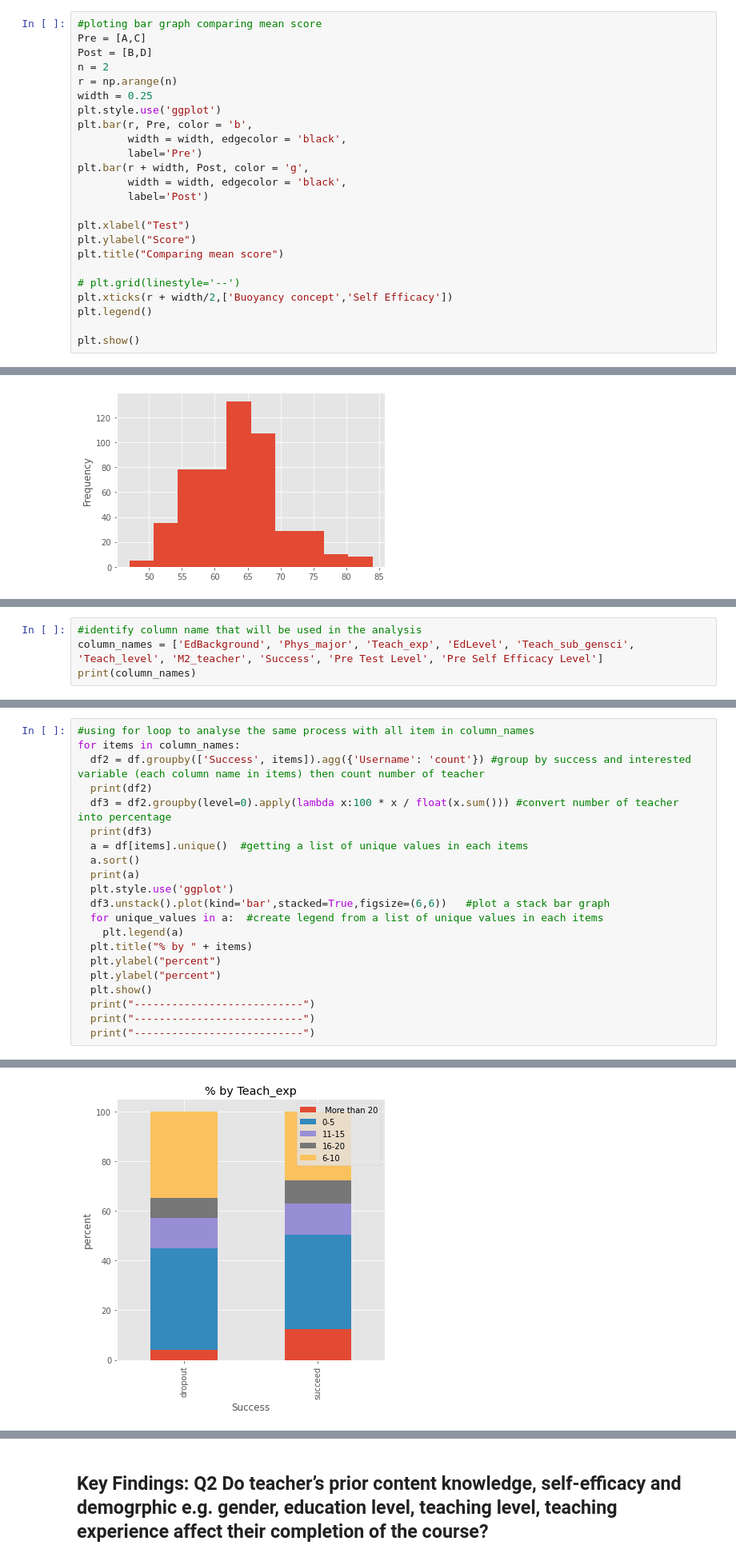
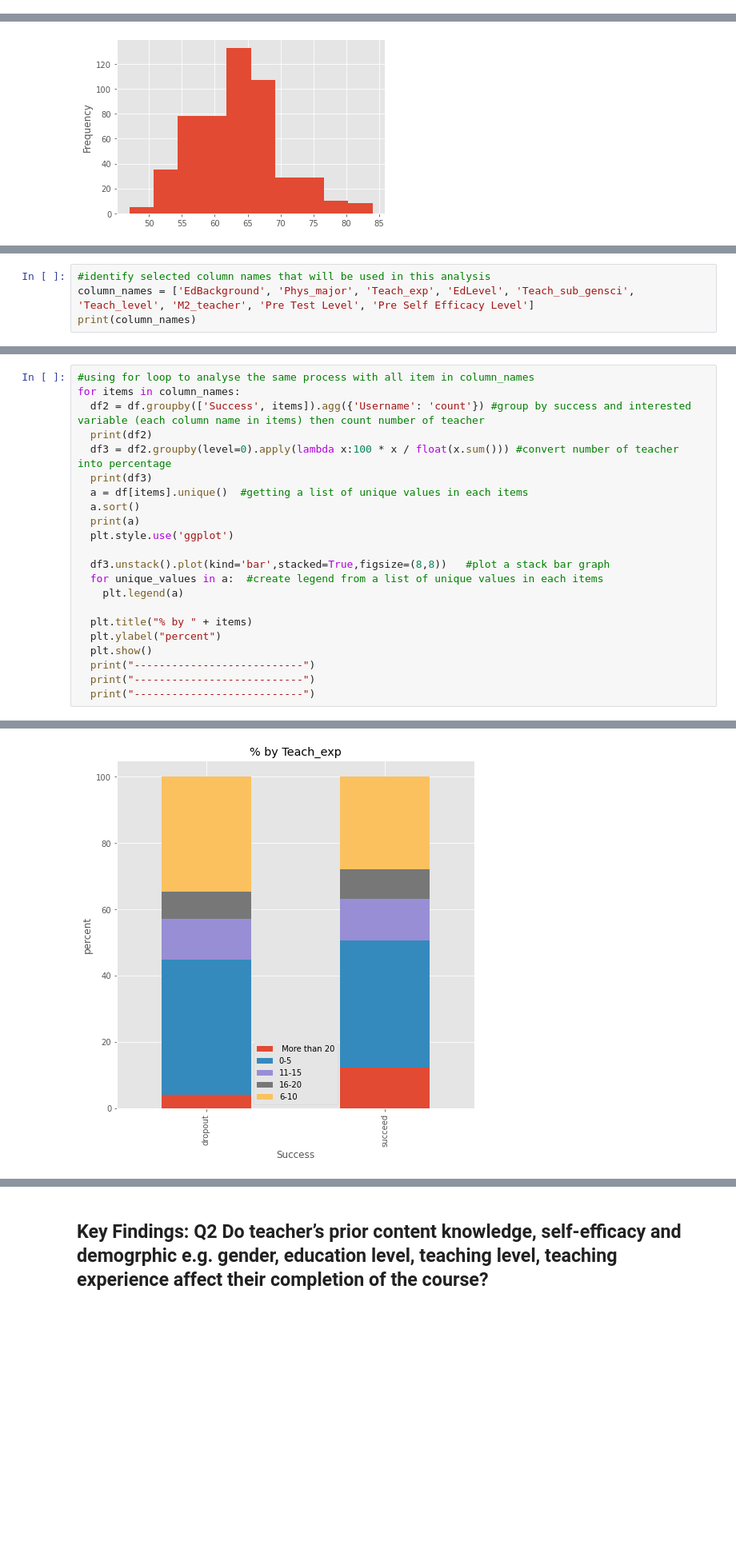
Before and after one commit to niphonch/project1, a Jupyter notebook: IPST_teacherPD_buoyancy.ipynb, the cells around one changed output, grey strips where cells are left out. Shown at 80% size. Drawn from its saved outputs; the diff is of its cells as text; blank space fills up the shorter version.

Commit message:
final project of phython class: change graph and spell check

```diff
--- a/IPST_teacherPD_buoyancy.ipynb
+++ b/IPST_teacherPD_buoyancy.ipynb
@@ -211,24 +139,0 @@ Ttest_relResult(statistic=-18.851543041212896, pvalue=4.579897050695367e-59)
-# %%
-#ploting bar graph comparing mean score
-Pre = [A,C]
-Post = [B,D]
-n = 2
-r = np.arange(n)
-width = 0.25
-plt.style.use('ggplot')
-plt.bar(r, Pre, color = 'b',
-        width = width, edgecolor = 'black',
-        label='Pre')
-plt.bar(r + width, Post, color = 'g',
-        width = width, edgecolor = 'black',
-        label='Post')
-
-plt.xlabel("Test")
-plt.ylabel("Score")
-plt.title("Comparing mean score")
-
-# plt.grid(linestyle='--')
-plt.xticks(r + width/2,['Buoyancy concept','Self Efficacy'])
-plt.legend()
-
-plt.show()
@@ -478,7 +276,7 @@ print(column_names)
 # %% [output]
 ['Username', 'EdBackground', 'Phys_major', 'Teach_exp', 'EdLevel', 'Teach_sub_gensci', 'Teach_level', 'M2_teacher', 'pretest_concept', 'posttest_noitem', 'pre_selfefficacy', 'Success', 'Pre Test Level ...
 # %%
-#identify column name that will be used in the analysis
-column_names = ['EdBackground', 'Phys_major', 'Teach_exp', 'EdLevel', 'Teach_sub_gensci', 'Teach_level', 'M2_teacher', 'Success', 'Pre Test Level', 'Pre Self Efficacy Level']
+#identify selected column names that will be used in this analysis
+column_names = ['EdBackground', 'Phys_major', 'Teach_exp', 'EdLevel', 'Teach_sub_gensci', 'Teach_level', 'M2_teacher', 'Pre Test Level', 'Pre Self Efficacy Level']
 print(column_names)
 # %% [output]
@@ -494,11 +292,12 @@ for items in column_names:
   a.sort()
   print(a)
   plt.style.use('ggplot')
-  df3.unstack().plot(kind='bar',stacked=True,figsize=(6,6))   #plot a stack bar graph
+
+  df3.unstack().plot(kind='bar',stacked=True,figsize=(8,8))   #plot a stack bar graph
   for unique_values in a:  #create legend from a list of unique values in each items
     plt.legend(a)
+
   plt.title("% by " + items)
-  plt.ylabel("percent")
   plt.ylabel("percent")
   plt.show()
   print("---------------------------")
@@ -543,21 +342,21 @@ succeed No          92.224622
 ---------------------------
 ---------------------------
 ---------------------------
                        Username
 Success Teach_exp
 dropout  More than 20         2
         0-5                  20
         11-15                 6
         16-20                 4
         6-10                 17
 succeed  More than 20        57
         0-5                 177
 ... (12 lines left out)
         11-15          12.526998
         16-20           9.071274
         6-10           27.861771
 [' More than 20' '0-5' '11-15' '16-20' '6-10']
-[figure, old version]
+[figure, new version]
 ---------------------------
 ---------------------------
 ---------------------------
```
Also changed, not shown: parts of 47 cells of this notebook.
